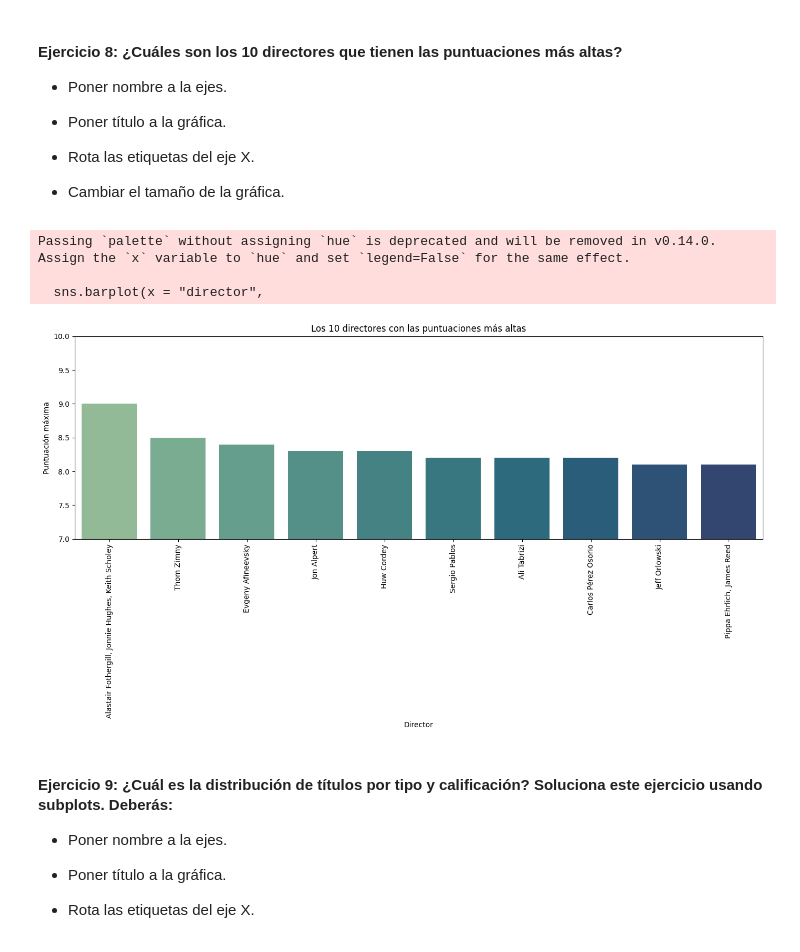
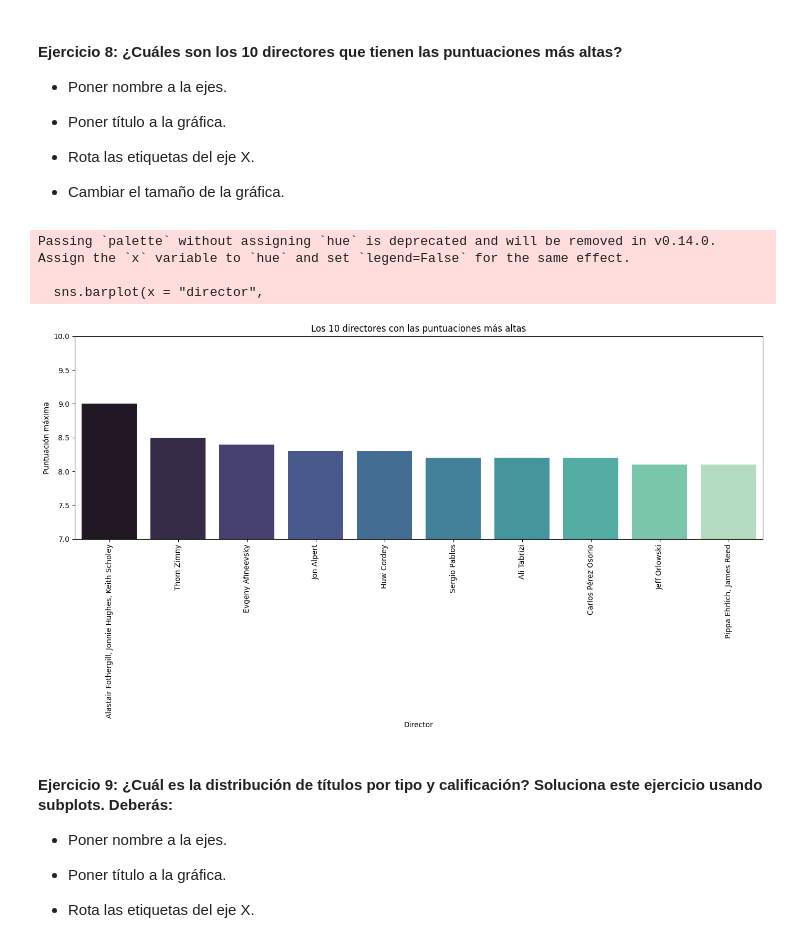
Before and after one commit to davfranco1/laboratorio-modulo2-leccion04-visualizacion, a Jupyter notebook: laboratorio-modulo2-leccion04-visualizacion.ipynb, the cells around one changed output. Drawn from its saved outputs; the diff is of its cells as text; code cells hidden in the pictures.

```diff
--- a/laboratorio-modulo2-leccion04-visualizacion.ipynb
+++ b/laboratorio-modulo2-leccion04-visualizacion.ipynb
@@ -252,25 +255,25 @@ Passing `palette` without assigning `hue` is deprecated and will be removed in v
 # %%
 df_agrupado = df.groupby("director")[["IMDB Score"]].max().reset_index().sort_values("IMDB Score", ascending=False).nlargest(10, "IMDB Score")
 
 
 plt.figure(figsize=(14,8))
 sns.barplot(x = "director",
             y="IMDB Score",
             data=df_agrupado,
-            palette="crest")
+            palette="mako")
 
 plt.xlabel("Director")
 plt.ylabel("Puntuación máxima")
 plt.title("Los 10 directores con las puntuaciones más altas")
 
 plt.xticks(rotation=90)
 plt.ylim(7,10)
 plt.tight_layout()
 # %% [output]
 Passing `palette` without assigning `hue` is deprecated and will be removed in v0.14.0. Assign the `x` variable to `hue` and set `legend=False` for the same effect.
 
   sns.barplot(x = "director",
-[figure, old version]
+[figure, new version]
 # %% [markdown]
 #### Ejercicio 9:  ¿Cuál es la distribución de títulos por tipo y calificación? Soluciona este ejercicio usando subplots. Deberás:
 
```
Also changed, not shown: parts of 7 cells of this notebook, 1 other file.
